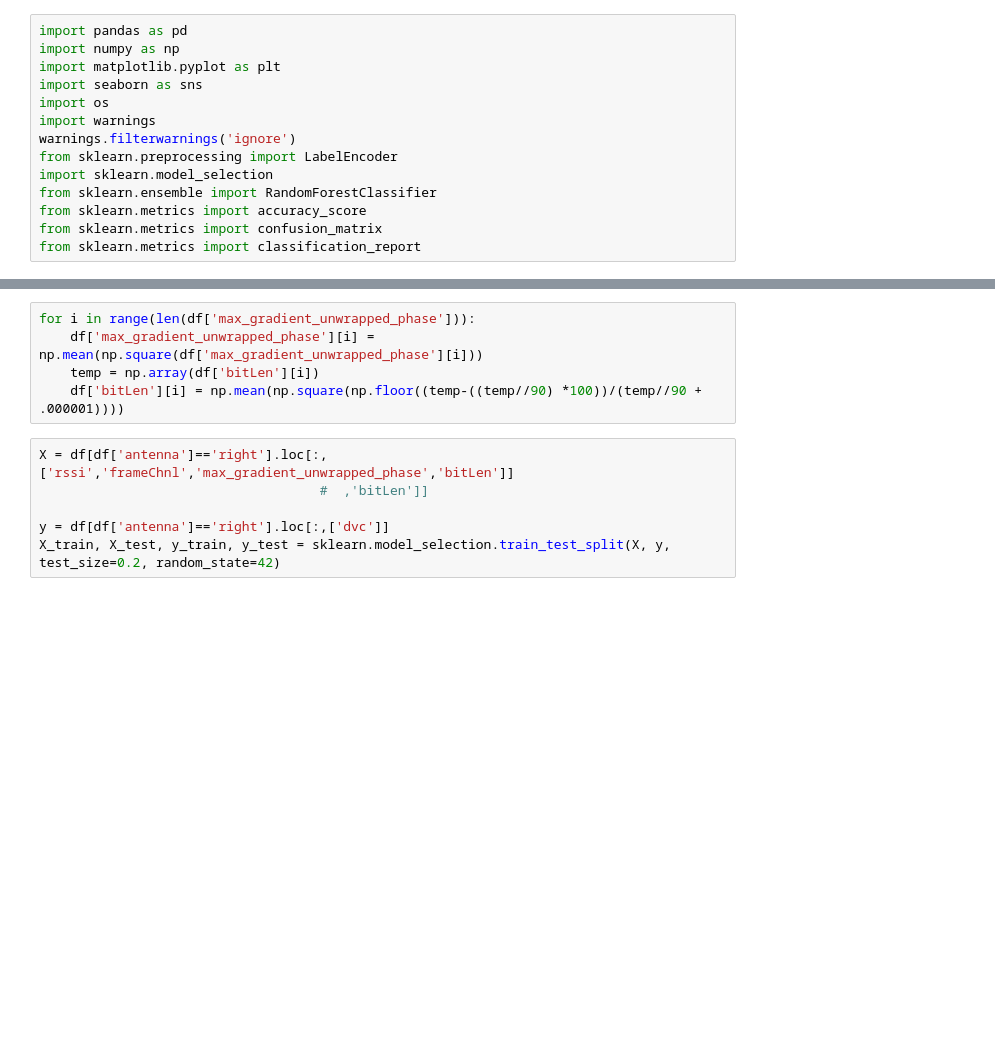
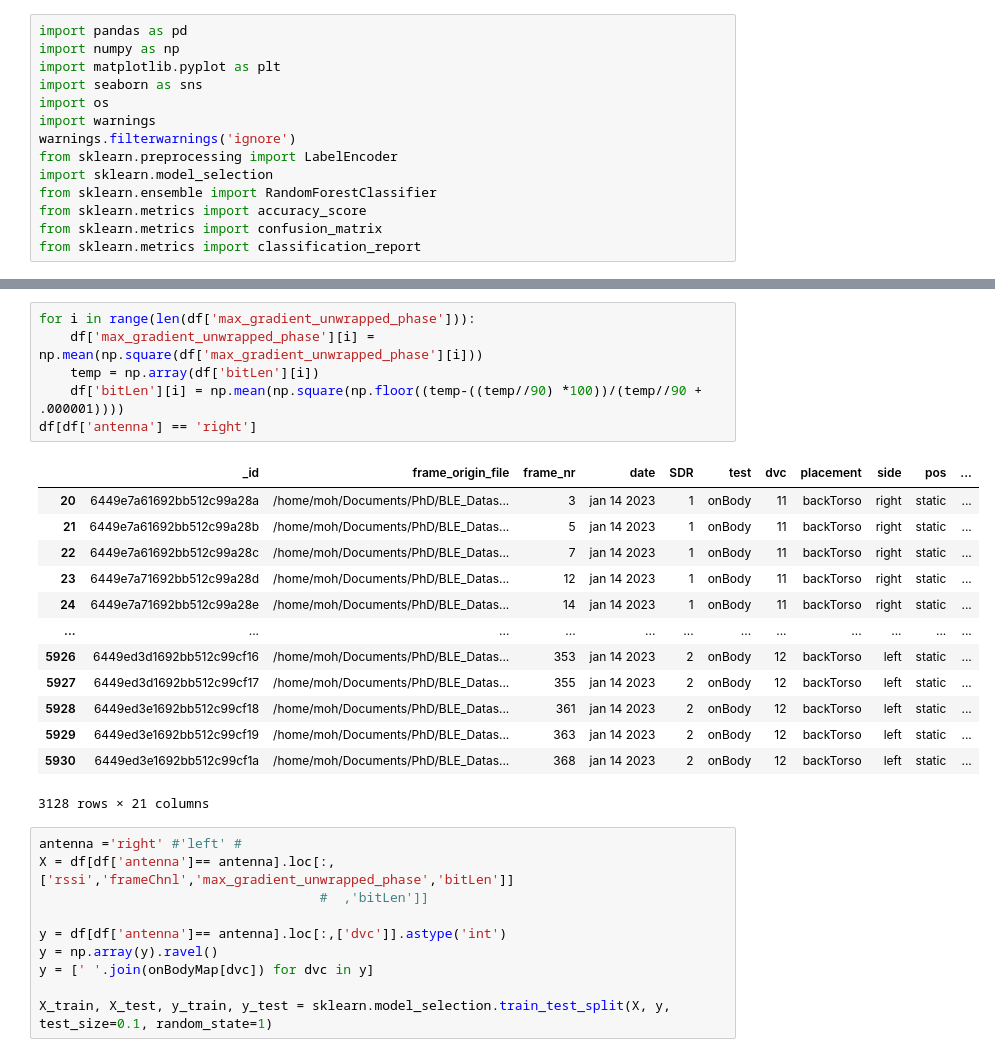
Before and after one commit to mkashani-phd/BLEWBAN_Dataset, a Jupyter notebook: src/AI.ipynb, the cells around one changed output, grey strips where cells are left out. Drawn from its saved outputs; the diff is of its cells as text; blank space fills up the shorter version.

```diff
--- a/src/AI.ipynb
+++ b/src/AI.ipynb
@@ -28,14 +35,33 @@ df  = pd.DataFrame(list(BLE.onBody.find({'pos':'static'})))
 # %%
 for i in range(len(df['max_gradient_unwrapped_phase'])):
     df['max_gradient_unwrapped_phase'][i] = np.mean(np.square(df['max_gradient_unwrapped_phase'][i]))
     temp = np.array(df['bitLen'][i])
     df['bitLen'][i] = np.mean(np.square(np.floor((temp-((temp//90) *100))/(temp//90 + .000001))))
+df[df['antenna'] == 'right']
+# %% [output]
+|  | _id | frame_origin_file | frame_nr | date | SDR | test | dvc | placement | side | pos | ... |
+| 20 | 6449e7a61692bb512c99a28a | /home/moh/Documents/PhD/BLE_Datas... | 3 | jan 14 2023 | 1 | onBody | 11 | backTorso | right | static | ... |
+| 21 | 6449e7a61692bb512c99a28b | /home/moh/Documents/PhD/BLE_Datas... | 5 | jan 14 2023 | 1 | onBody | 11 | backTorso | right | static | ... |
+| 22 | 6449e7a61692bb512c99a28c | /home/moh/Documents/PhD/BLE_Datas... | 7 | jan 14 2023 | 1 | onBody | 11 | backTorso | right | static | ... |
+| 23 | 6449e7a71692bb512c99a28d | /home/moh/Documents/PhD/BLE_Datas... | 12 | jan 14 2023 | 1 | onBody | 11 | backTorso | right | static | ... |
+| 24 | 6449e7a71692bb512c99a28e | /home/moh/Documents/PhD/BLE_Datas... | 14 | jan 14 2023 | 1 | onBody | 11 | backTorso | right | static | ... |
+| ... | ... | ... | ... | ... | ... | ... | ... | ... | ... | ... | ... |
+| 5926 | 6449ed3d1692bb512c99cf16 | /home/moh/Documents/PhD/BLE_Datas... | 353 | jan 14 2023 | 2 | onBody | 12 | backTorso | left | static | ... |
+| 5927 | 6449ed3d1692bb512c99cf17 | /home/moh/Documents/PhD/BLE_Datas... | 355 | jan 14 2023 | 2 | onBody | 12 | backTorso | left | static | ... |
+| 5928 | 6449ed3e1692bb512c99cf18 | /home/moh/Documents/PhD/BLE_Datas... | 361 | jan 14 2023 | 2 | onBody | 12 | backTorso | left | static | ... |
+| 5929 | 6449ed3e1692bb512c99cf19 | /home/moh/Documents/PhD/BLE_Datas... | 363 | jan 14 2023 | 2 | onBody | 12 | backTorso | left | static | ... |
+| 5930 | 6449ed3e1692bb512c99cf1a | /home/moh/Documents/PhD/BLE_Datas... | 368 | jan 14 2023 | 2 | onBody | 12 | backTorso | left | static | ... |
+3128 rows × 21 columns
 # %%
-X = df[df['antenna']=='right'].loc[:,['rssi','frameChnl','max_gradient_unwrapped_phase','bitLen']]
+antenna ='right' #'left' #
+X = df[df['antenna']== antenna].loc[:,['rssi','frameChnl','max_gradient_unwrapped_phase','bitLen']]
                                     #  ,'bitLen']]
 
-y = df[df['antenna']=='right'].loc[:,['dvc']]
-X_train, X_test, y_train, y_test = sklearn.model_selection.train_test_split(X, y, test_size=0.2, random_state=42)
+y = df[df['antenna']== antenna].loc[:,['dvc']].astype('int')
+y = np.array(y).ravel()
+y = [' '.join(onBodyMap[dvc]) for dvc in y]
+
+X_train, X_test, y_train, y_test = sklearn.model_selection.train_test_split(X, y, test_size=0.1, random_state=1)
 # %%
 
 clfs = {}
```
Also changed, not shown: parts of 2 cells of this notebook, 1 other file.
